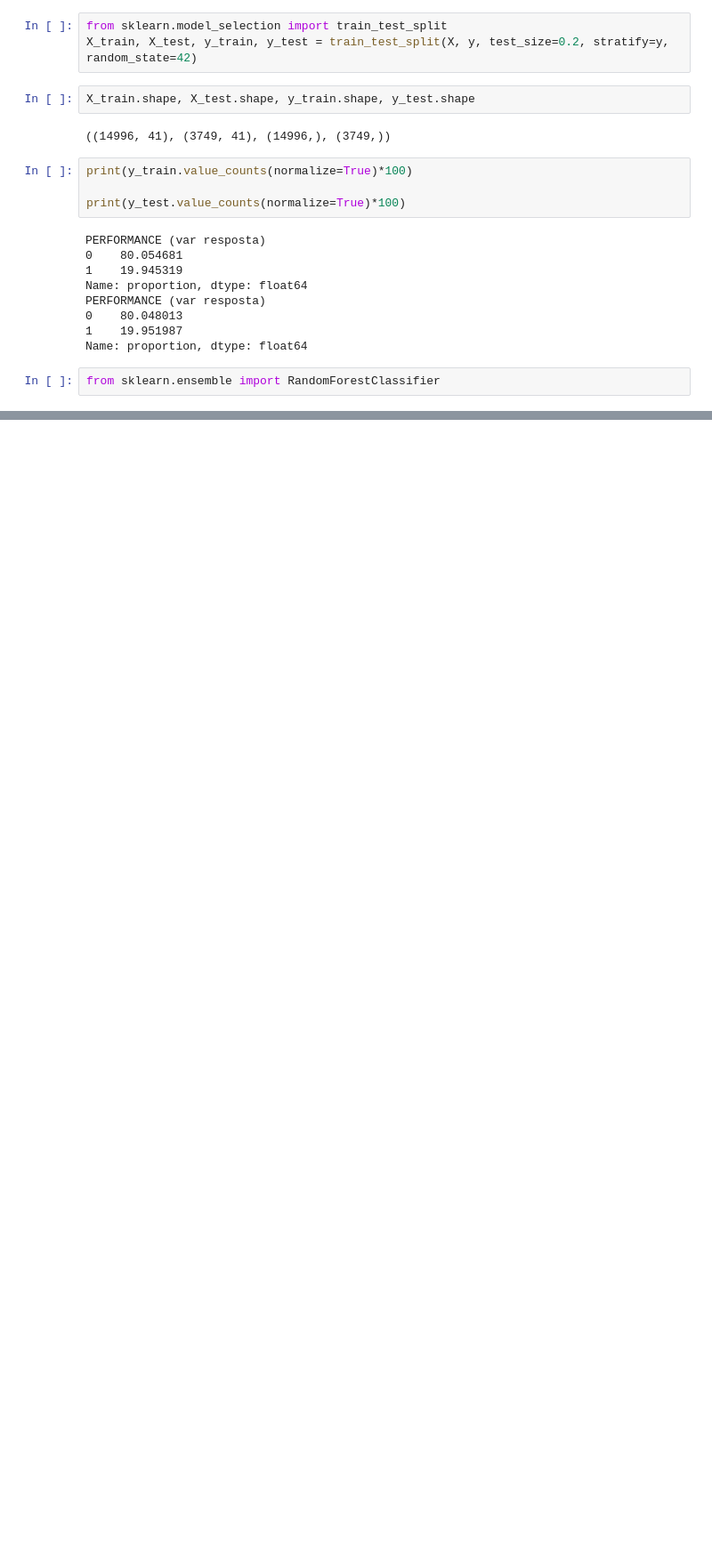
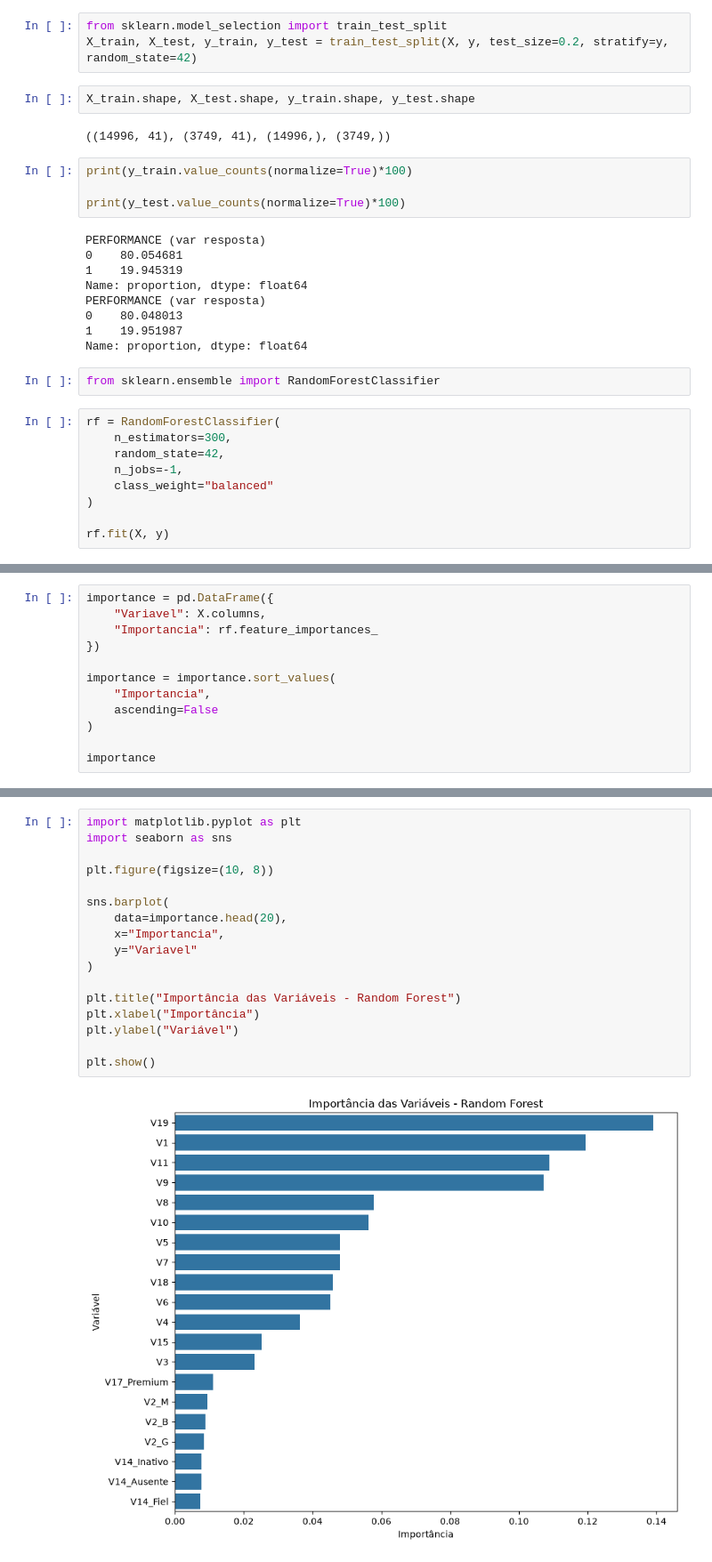
Before and after one commit to santosjhony12/Credit-Risk-Modeling-Interview, a Jupyter notebook: notebooks/04_modeling.ipynb, the cells around one changed output, grey strips where cells are left out. Shown at 89% size. Saved outputs shown, nothing was run; the diff lists cells and outputs as text; blank space fills up the shorter version.

```diff
--- a/notebooks/04_modeling.ipynb
+++ b/notebooks/04_modeling.ipynb
@@ -60,3 +60,12 @@ PERFORMANCE (var resposta)
 Name: proportion, dtype: float64
 # %%
 from sklearn.ensemble import RandomForestClassifier
+# %%
+rf = RandomForestClassifier(
+    n_estimators=300,
+    random_state=42,
+    n_jobs=-1,
+    class_weight="balanced"
+)
+
+rf.fit(X, y)
@@ -62,0 +75,12 @@ from sklearn.ensemble import RandomForestClassifier
+# %%
+importance = pd.DataFrame({
+    "Variavel": X.columns,
+    "Importancia": rf.feature_importances_
+})
+
+importance = importance.sort_values(
+    "Importancia",
+    ascending=False
+)
+
+importance
@@ -62,0 +105,19 @@ from sklearn.ensemble import RandomForestClassifier
+# %%
+import matplotlib.pyplot as plt
+import seaborn as sns
+
+plt.figure(figsize=(10, 8))
+
+sns.barplot(
+    data=importance.head(20),
+    x="Importancia",
+    y="Variavel"
+)
+
+plt.title("Importância das Variáveis - Random Forest")
+plt.xlabel("Importância")
+plt.ylabel("Variável")
+
+plt.show()
+# %% [output]
+[figure, added]
```
Also changed, not shown: parts of 3 cells of this notebook.
